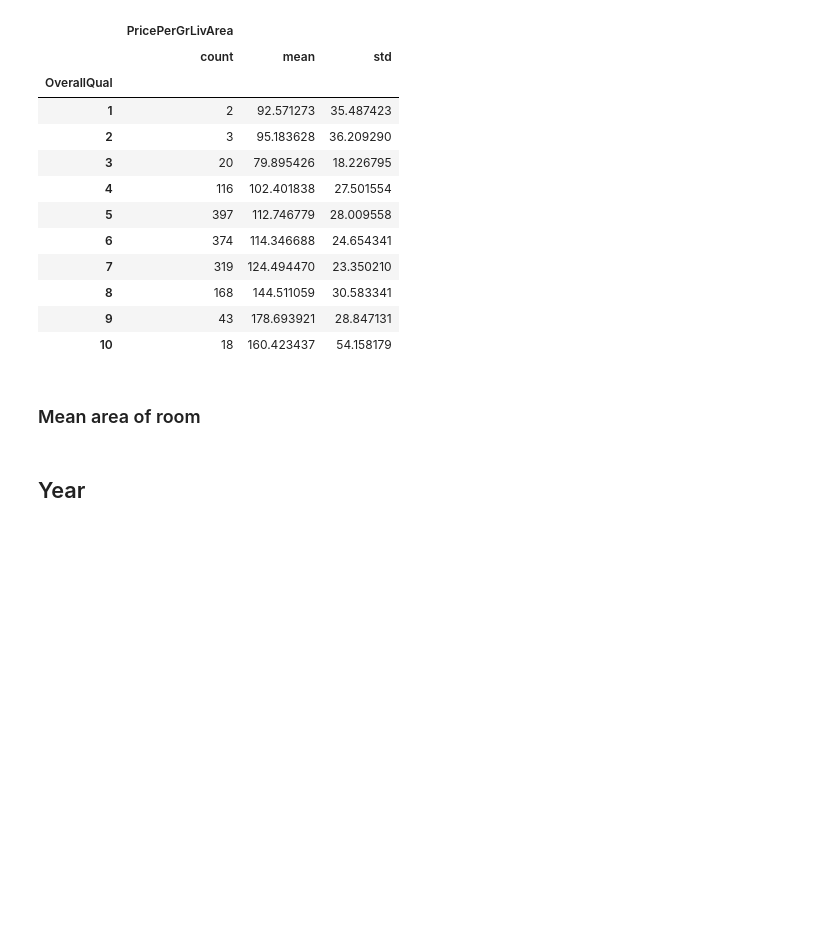
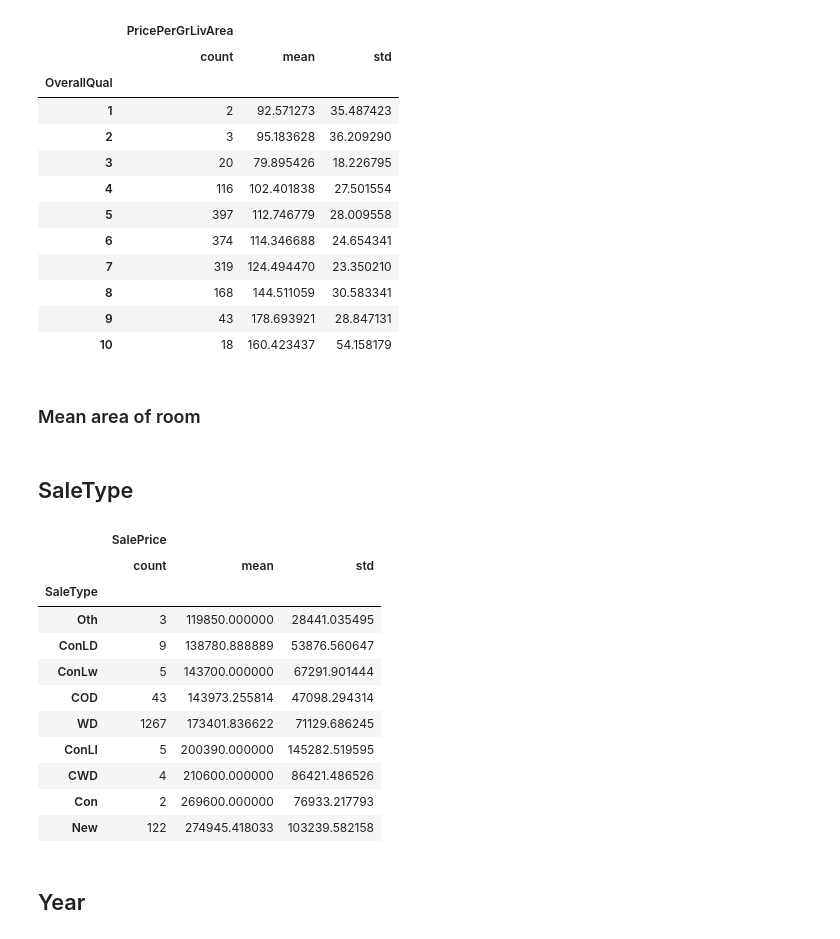
Before and after one commit to oddcard2/education, a Jupyter notebook: kaggle/house-prices-advanced-regression-techniques/KaggleHousingRegression.ipynb, the cells around one changed output. Saved outputs shown, nothing was run; the diff lists cells and outputs as text; code cells hidden in the pictures; blank space fills up the shorter version.

```diff
--- a/kaggle/house-prices-advanced-regression-techniques/KaggleHousingRegression.ipynb
+++ b/kaggle/house-prices-advanced-regression-techniques/KaggleHousingRegression.ipynb
@@ -440,3 +440,21 @@ housing_research_df[['PricePerGrLivArea', 'OverallQual']].groupby('OverallQual')
 ### Mean area of room
 # %%
 housing_research_df['GrLivAreaPerRoom'] = housing_research_df['GrLivArea'] / housing_research_df['TotRmsAbvGrd']
+# %% [markdown]
+## SaleType
+# %%
+stat = housing_research_df[['SalePrice', 'SaleType']].groupby('SaleType').agg(['count', np.mean, np.std])
+stat.sort_values(('SalePrice','mean'))
+# %% [output]
+|  | SalePrice |  |  |
+|  | count | mean | std |
+| SaleType |  |  |  |
+| Oth | 3 | 119850.000000 | 28441.035495 |
+| ConLD | 9 | 138780.888889 | 53876.560647 |
+| ConLw | 5 | 143700.000000 | 67291.901444 |
+| COD | 43 | 143973.255814 | 47098.294314 |
+| WD | 1267 | 173401.836622 | 71129.686245 |
+| ConLI | 5 | 200390.000000 | 145282.519595 |
+| CWD | 4 | 210600.000000 | 86421.486526 |
+| Con | 2 | 269600.000000 | 76933.217793 |
+| New | 122 | 274945.418033 | 103239.582158 |
```
Also changed, not shown: parts of 47 cells of this notebook.
